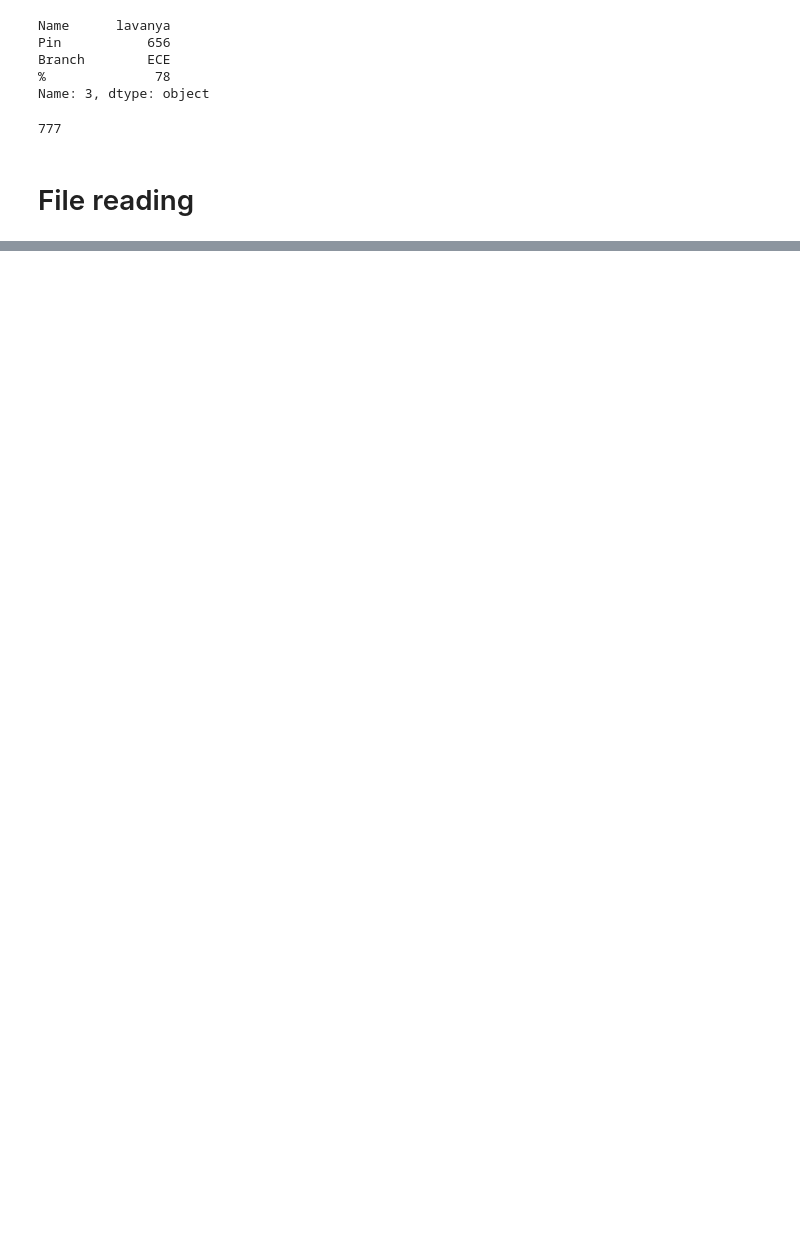
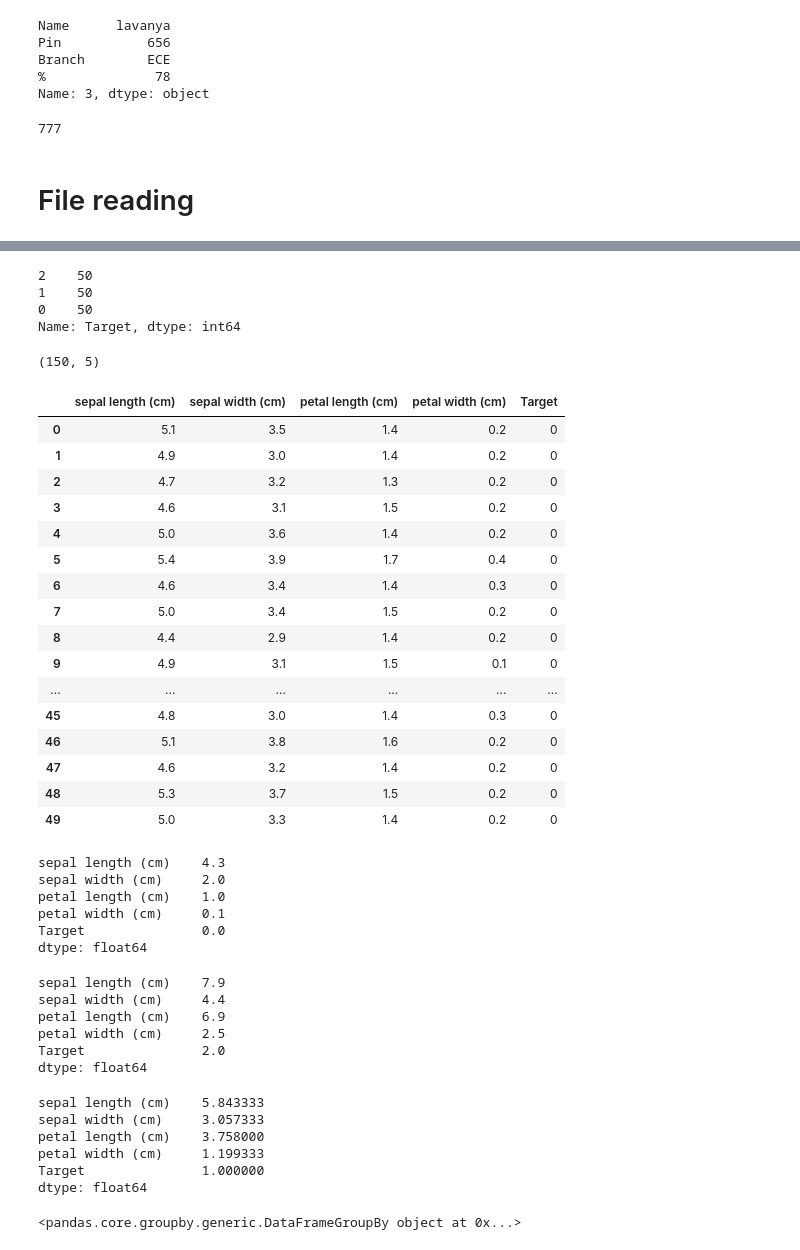
Before and after one commit to 254Odeke/JNTUADATASCIENCE, a Jupyter notebook: Day13_Pandas/Day13_16-06-2021.ipynb, the cells around one changed output, grey strips where cells are left out. Drawn from its saved outputs; the diff is of its cells as text; code cells hidden in the pictures; blank space fills up the shorter version.

```diff
--- a/Day13_Pandas/Day13_16-06-2021.ipynb
+++ b/Day13_Pandas/Day13_16-06-2021.ipynb
@@ -590,0 +728,3 @@ df4.loc[2,"Pin"]
+# %%
+data = load_iris()
+data.keys()
@@ -590,0 +733,4 @@ df4.loc[2,"Pin"]
+# %%
+iris = pd.DataFrame(data.data )
+iris.columns = data.feature_names
+iris
@@ -590,0 +766,3 @@ df4.loc[2,"Pin"]
+# %%
+iris["Target"] = data.target
+iris
@@ -590,0 +785,64 @@ df4.loc[2,"Pin"]
+# %%
+iris["Target"].value_counts() # frequency count
+# %% [output]
+2    50
+1    50
+0    50
+Name: Target, dtype: int64
+# %%
+iris.shape
+# %% [output]
+(150, 5)
+# %%
+# data masking
+iris[iris["Target"] == 0] # target = 2
+# %% [output]
+|  | sepal length (cm) | sepal width (cm) | petal length (cm) | petal width (cm) | Target |
+| 0 | 5.1 | 3.5 | 1.4 | 0.2 | 0 |
+| 1 | 4.9 | 3.0 | 1.4 | 0.2 | 0 |
+| 2 | 4.7 | 3.2 | 1.3 | 0.2 | 0 |
+| 3 | 4.6 | 3.1 | 1.5 | 0.2 | 0 |
+| 4 | 5.0 | 3.6 | 1.4 | 0.2 | 0 |
+| 5 | 5.4 | 3.9 | 1.7 | 0.4 | 0 |
+| 6 | 4.6 | 3.4 | 1.4 | 0.3 | 0 |
+| 7 | 5.0 | 3.4 | 1.5 | 0.2 | 0 |
+| 8 | 4.4 | 2.9 | 1.4 | 0.2 | 0 |
+| 9 | 4.9 | 3.1 | 1.5 | 0.1 | 0 |
+| ... | ... | ... | ... | ... | ... |
+| 45 | 4.8 | 3.0 | 1.4 | 0.3 | 0 |
+| 46 | 5.1 | 3.8 | 1.6 | 0.2 | 0 |
+| 47 | 4.6 | 3.2 | 1.4 | 0.2 | 0 |
+| 48 | 5.3 | 3.7 | 1.5 | 0.2 | 0 |
+| 49 | 5.0 | 3.3 | 1.4 | 0.2 | 0 |
+# %%
+iris.min()
+# %% [output]
+sepal length (cm)    4.3
+sepal width (cm)     2.0
+petal length (cm)    1.0
+petal width (cm)     0.1
+Target               0.0
+dtype: float64
+# %%
+iris.max()
+# %% [output]
+sepal length (cm)    7.9
+sepal width (cm)     4.4
+petal length (cm)    6.9
+petal width (cm)     2.5
+Target               2.0
+dtype: float64
+# %%
+iris.mean()
+# %% [output]
+sepal length (cm)    5.843333
+sepal width (cm)     3.057333
+petal length (cm)    3.758000
+petal width (cm)     1.199333
+Target               1.000000
+dtype: float64
+# %%
+g_data = iris.groupby("Target")
+g_data
+# %% [output]
+<pandas.core.groupby.generic.DataFrameGroupBy object at 0x...>
```
Also changed, not shown: parts of 27 cells of this notebook, 1 other file.
